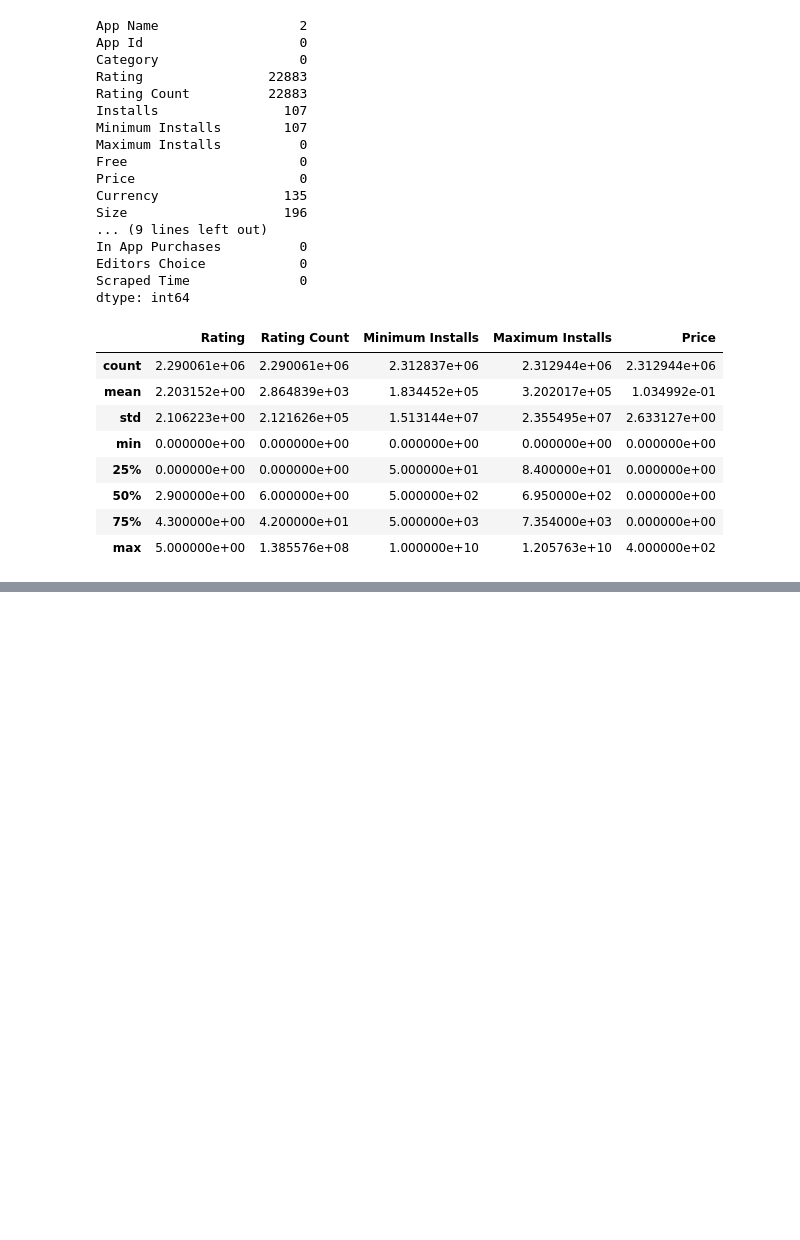
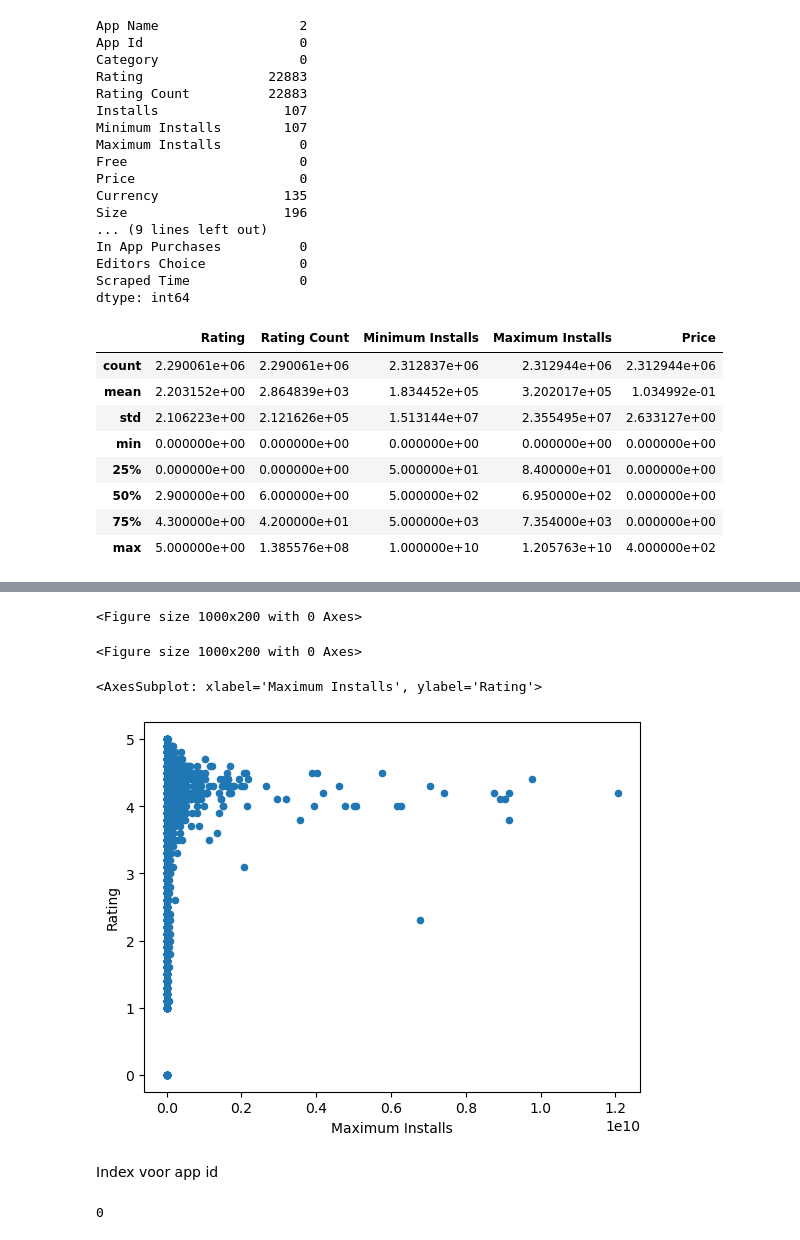
Before and after one commit to LSpekschoor/SDP_PO_123, a Jupyter notebook: Analyse.ipynb, the cells around one changed output, grey strips where cells are left out. Cells and saved outputs as stored; diff of their text form; code cells hidden in the pictures; blank space fills up the shorter version.

```diff
--- a/Analyse.ipynb
+++ b/Analyse.ipynb
@@ -53,0 +102,15 @@ df.describe()
+# %%
+df = df.drop(['Installs', 'Currency', 'Minimum Installs', 'Developer Website', 'Developer Email', 'Privacy Policy', 'App Name'], axis=1)
+# %%
+plt.figure(figsize=(10,2))
+# sns.histplot(df_s['Maximum Installs'])
+# %% [output]
+<Figure size 1000x200 with 0 Axes>
+<Figure size 1000x200 with 0 Axes>
+# %%
+df.plot.scatter('Maximum Installs', 'Rating')
+# %% [output]
+<AxesSubplot: xlabel='Maximum Installs', ylabel='Rating'>
+[figure, added]
+# %% [markdown]
+Index voor app id
@@ -53,0 +122,5 @@ df.describe()
+# %%
+# checken of er onrealistische ratings zijn
+((df['Rating'] < 0) | (df['Rating'] > 5)).sum()
+# %% [output]
+0
```
Also changed, not shown: parts of 8 cells of this notebook.
